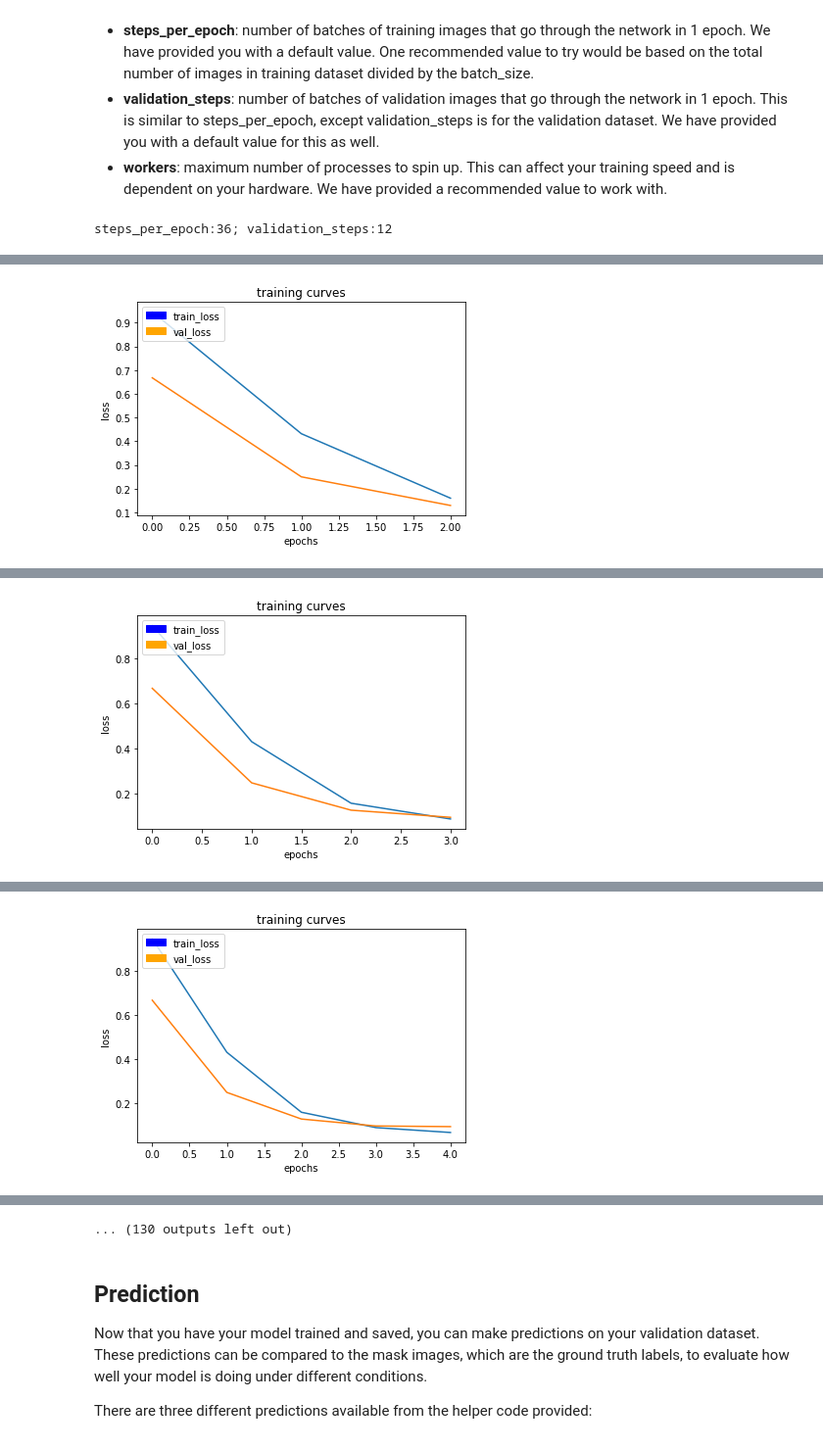
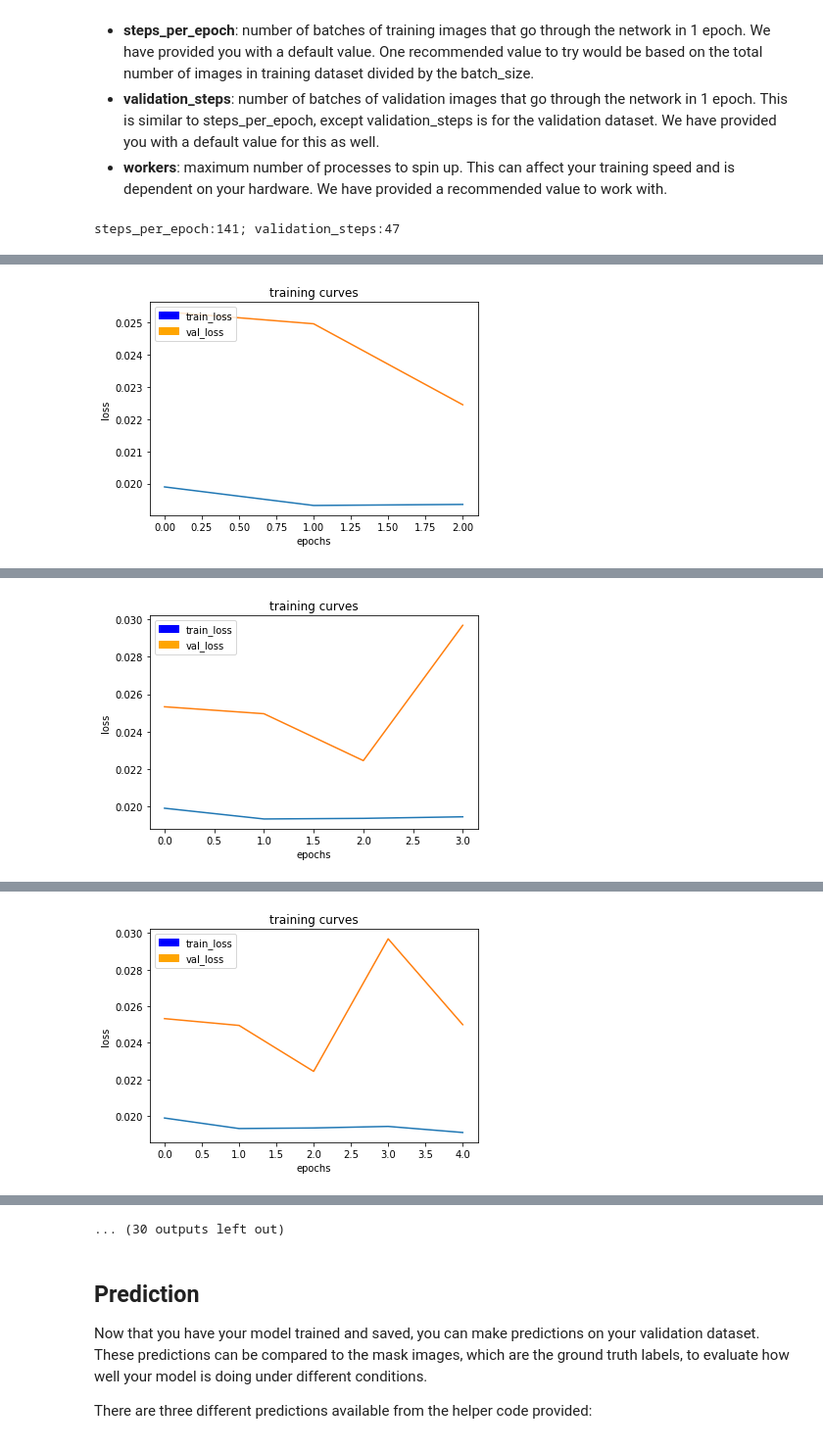
Before and after one commit to ggnohc/RoboND-DeepLearning-Project, a Jupyter notebook: code/model_training.ipynb, the cells around one changed output, grey strips where cells are left out. Shown at 98% size. Cells and saved outputs as stored; diff of their text form; code cells hidden in the pictures.

```diff
--- a/code/model_training.ipynb
+++ b/code/model_training.ipynb
@@ -168,17 +175,17 @@ Define and tune your hyperparameters.
 number_of_validation_images = 1484
 number_of_training_images = 4499
 
-learning_rate = 0.002
-# num_epochs = 40
-# batch_size = 32
-num_epochs = 70  #run#11
-batch_size = 128 #run#11
+learning_rate = 0.001  #run#10e
+num_epochs = 20  #run#10d  #same as 10c
+batch_size = 32  #run#10a
+# num_epochs = 70  #run#11
+# batch_size = 32 #run#11
 steps_per_epoch = number_of_training_images // batch_size + 1
 validation_steps = number_of_validation_images // batch_size + 1
 print("steps_per_epoch:{}; validation_steps:{}".format(steps_per_epoch, validation_steps))
-workers = 32 #run11
+workers = 2 #run10a
 # %% [output]
-steps_per_epoch:36; validation_steps:12
+steps_per_epoch:141; validation_steps:47
 # %%
 """
 DON'T MODIFY ANYTHING IN THIS CELL THAT IS BELOW THIS LINE
@@ -202,6 +209,12 @@ val_iter = data_iterator.BatchIteratorSimple(batch_size=batch_size,
 logger_cb = plotting_tools.LoggerPlotter()
 callbacks = [logger_cb]
 
+model.summary()
+# plotting_tools.plot_keras_model(model, 'My_model')
+
+
+# keras.utils.vis_utils.plot_model(model, to_file='model.png')
+
 model.fit_generator(train_iter,
                     steps_per_epoch = steps_per_epoch, # the number of batches per epoch,
                     epochs = num_epochs, # the number of epochs to train for,
@@ -220 +249 @@ Epoch 3/70
-[figure, old version]
+[figure, new version]
@@ -223 +252 @@ Epoch 4/70
-[figure, old version]
+[figure, new version]
@@ -226 +255 @@ Epoch 5/70
-[figure, old version]
+[figure, new version]
@@ -230,3 +259,3 @@ Epoch 6/70
-... (130 outputs left out)
+... (30 outputs left out)
 # %%
 # Save your trained model weights
```
Also changed, not shown: parts of 14 cells of this notebook, 19 other files.
